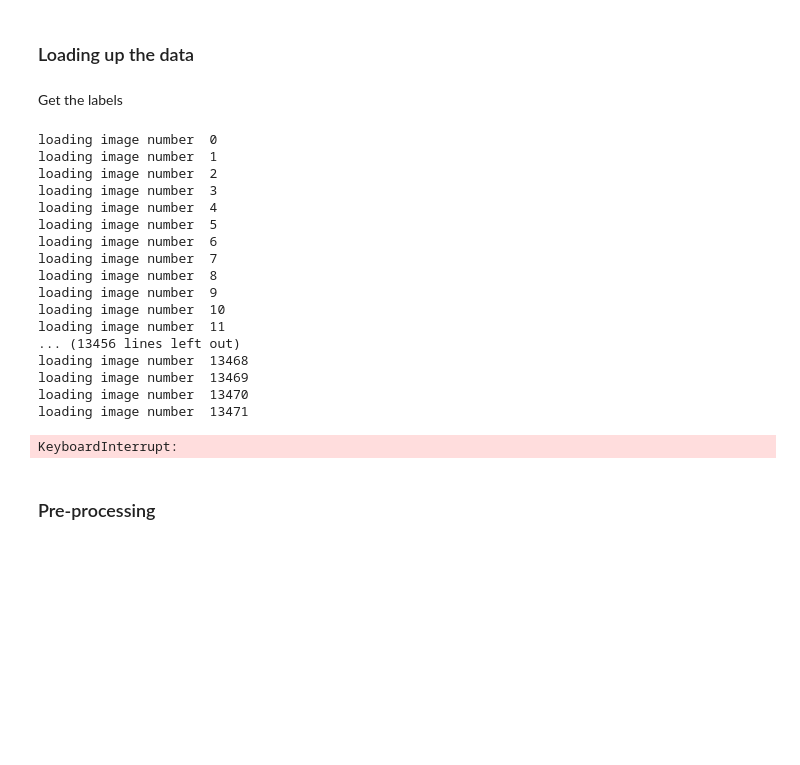
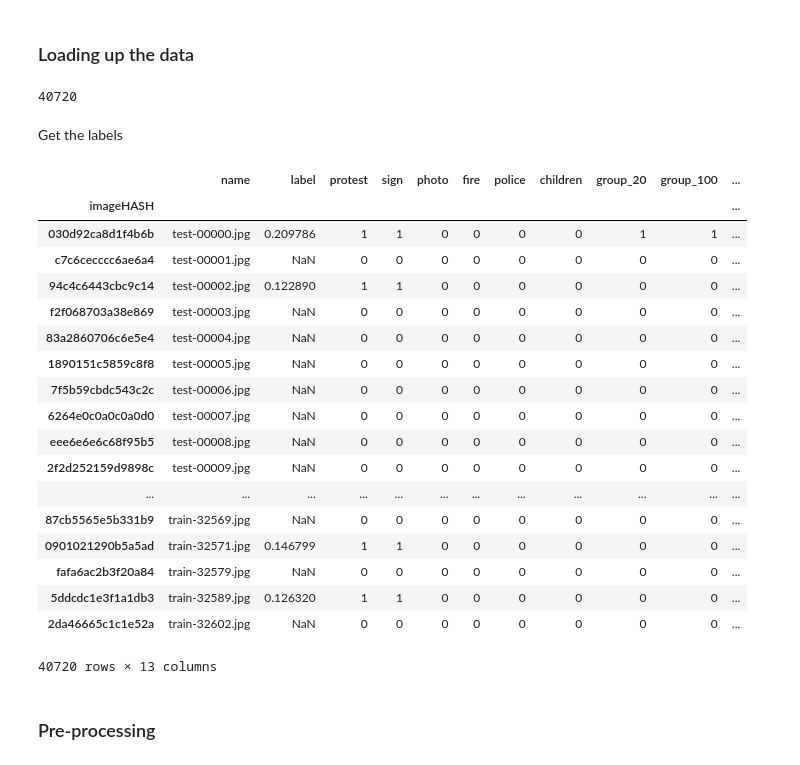
Before and after one commit to kalkun/Thesis, a Jupyter notebook: analysis/UCLA_results_validation.ipynb, the cells around one changed output. Saved outputs shown, nothing was run; the diff lists cells and outputs as text; code cells hidden in the pictures; blank space fills up the shorter version.

```diff
--- a/analysis/UCLA_results_validation.ipynb
+++ b/analysis/UCLA_results_validation.ipynb
@@ -31,54 +28,42 @@ import h5py
 # %%
 # Take a sample of 500 images and their respective labels
 pc = cursor.ProtestCursor()
-imgs = pc.query(models.Images).filter(models.Images.source == 'UCLA').all()
+# imgs = pc.query(models.Images).filter(models.Images.source == 'UCLA').all()
+imgs = pc.getLabelledImages(source="UCLA")
+len(imgs)
+# %% [output]
+40720
 # %% [markdown]
 Get the labels
-# %%
-
-headers = ["name", "protest", "violence", "sign", "photo", "fire", "police", "children", "group_20", "group_100", "flag", "night", "shouting"]
-df = pd.DataFrame(columns=headers)
-indx_non_violence = []
-
-for indx, im in enumerate(imgs):
-    print("loading image number ", indx)
-    tags = im.tags
-    values = {}
-    values['name'] = im.name
-
-    label = im.labels
-    if len(label) == 1:
-        values['violence'] = label[0].label
-    elif len(label) == 0:
-        values['violence'] = 0
-        indx_non_violence.append(indx) # save the index of a image without label for later removing value
-    else:
-        raise ValueError("there should not be more than one label")
-
-    if not tags is None:
-        for tag in tags:
-            if tag.tagName == 'ucla-test': continue # ignore this
-            values[tag.tagName] = 1
-    df = df.append(values, ignore_index=True)
-# %% [output]
-loading image number  0
-loading image number  1
-loading image number  2
-loading image number  3
-loading image number  4
-loading image number  5
-loading image number  6
-loading image number  7
-loading image number  8
-loading image number  9
-loading image number  10
-loading image number  11
-... (13456 lines left out)
-loading image number  13468
-loading image number  13469
-loading image number  13470
-loading image number  13471
-KeyboardInterrupt:
+# %%
+
+cols = ["name", "label"]
+tag_cols = ["protest", "sign", "photo", "fire", "police", "children", "group_20", "group_100", "flag", "night", "shouting"]
+imgs = imgs[cols + tag_cols]
+indx_non_violence = imgs['label'].isnull()
+
+imgs[tag_cols] = imgs[tag_cols].astype(int)
+imgs
+# %% [output]
+|  | name | label | protest | sign | photo | fire | police | children | group_20 | group_100 | ... |
+| imageHASH |  |  |  |  |  |  |  |  |  |  | ... |
+| 030d92ca8d1f4b6b | test-00000.jpg | 0.209786 | 1 | 1 | 0 | 0 | 0 | 0 | 1 | 1 | ... |
+| c7c6cecccc6ae6a4 | test-00001.jpg | NaN | 0 | 0 | 0 | 0 | 0 | 0 | 0 | 0 | ... |
+| 94c4c6443cbc9c14 | test-00002.jpg | 0.122890 | 1 | 1 | 0 | 0 | 0 | 0 | 0 | 0 | ... |
+| f2f068703a38e869 | test-00003.jpg | NaN | 0 | 0 | 0 | 0 | 0 | 0 | 0 | 0 | ... |
+| 83a2860706c6e5e4 | test-00004.jpg | NaN | 0 | 0 | 0 | 0 | 0 | 0 | 0 | 0 | ... |
+| 1890151c5859c8f8 | test-00005.jpg | NaN | 0 | 0 | 0 | 0 | 0 | 0 | 0 | 0 | ... |
+| 7f5b59cbdc543c2c | test-00006.jpg | NaN | 0 | 0 | 0 | 0 | 0 | 0 | 0 | 0 | ... |
+| 6264e0c0a0c0a0d0 | test-00007.jpg | NaN | 0 | 0 | 0 | 0 | 0 | 0 | 0 | 0 | ... |
+| eee6e6e6c68f95b5 | test-00008.jpg | NaN | 0 | 0 | 0 | 0 | 0 | 0 | 0 | 0 | ... |
+| 2f2d252159d9898c | test-00009.jpg | NaN | 0 | 0 | 0 | 0 | 0 | 0 | 0 | 0 | ... |
+| ... | ... | ... | ... | ... | ... | ... | ... | ... | ... | ... | ... |
+| 87cb5565e5b331b9 | train-32569.jpg | NaN | 0 | 0 | 0 | 0 | 0 | 0 | 0 | 0 | ... |
+| 0901021290b5a5ad | train-32571.jpg | 0.146799 | 1 | 1 | 0 | 0 | 0 | 0 | 0 | 0 | ... |
+| fafa6ac2b3f20a84 | train-32579.jpg | NaN | 0 | 0 | 0 | 0 | 0 | 0 | 0 | 0 | ... |
+| 5ddcdc1e3f1a1db3 | train-32589.jpg | 0.126320 | 1 | 1 | 0 | 0 | 0 | 0 | 0 | 0 | ... |
+| 2da46665c1c1e52a | train-32602.jpg | NaN | 0 | 0 | 0 | 0 | 0 | 0 | 0 | 0 | ... |
+40720 rows × 13 columns
 # %% [markdown]
 ### Pre-processing
 # %%
```
Also changed, not shown: parts of 15 cells of this notebook, 1 other file.
